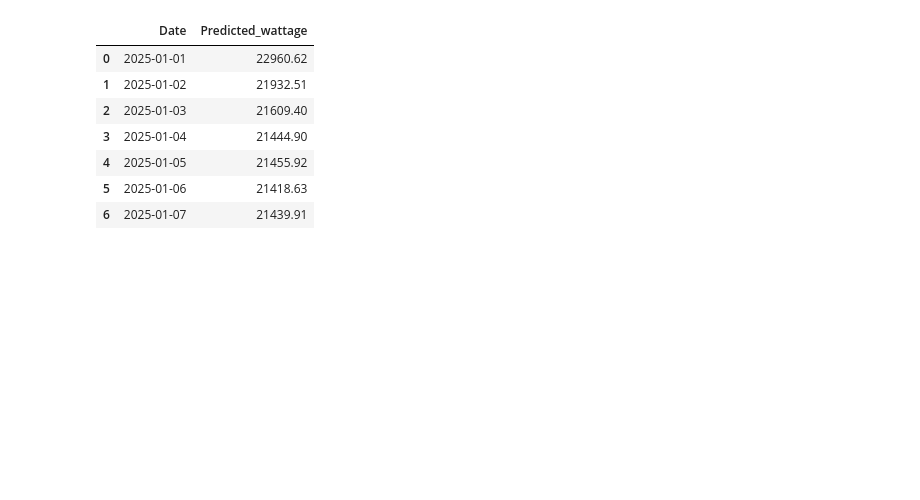
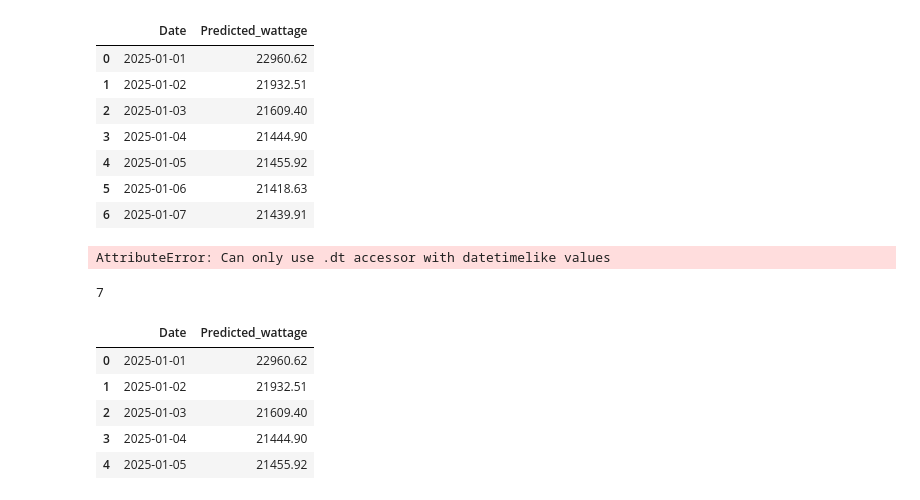
Before and after one commit to LC-coder33/PythonTutorial, a Jupyter notebook: deep_learning1일차.ipynb, the cells around one changed output. Drawn from its saved outputs; the diff is of its cells as text; code cells hidden in the pictures; blank space fills up the shorter version.

```diff
--- a/deep_learning1일차.ipynb
+++ b/deep_learning1일차.ipynb
@@ -599,5 +599,10 @@ future_df
 | 6 | 2025-01-07 | 21439.91 |
 # %%
 # DBMS로 저장
-engine = create_engine("mysql+pymysql://root:894886a@localhost:3306/test?charset=utf8")
+engine = create_engine("mysql+pymysql://root:00000000@localhost:3306/test?charset=utf8")
 conn = engine.connect()
+# %%
+# Date 형식을 'YYYY-MM-DD'로 변환
+future_df['Date'] = future_df['Date'].dt.strftime('%Y-%m-%d')
+# %% [output]
+AttributeError: Can only use .dt accessor with datetimelike values
@@ -603,0 +614,20 @@ conn = engine.connect()
+# %%
+# 데이터 저장
+future_df.to_sql(name="elec_forecast", con=engine, if_exists='replace', index=False, dtype=dtypesql)
+# append: 존재하는 테이블 값에 값 저장, replace : 테이블 지우고 새로 생성 후 값 저장
+# %% [output]
+7
+# %%
+# DB 연결 및 쿼리 실행
+result = conn.execute(text("SELECT * FROM elec_forecast")).fetchall()
+# %%
+# 결과값 가져오기
+df_forecast = pd.DataFrame(result, columns=['Date','Predicted_wattage'])
+df_forecast.head()
+# %% [output]
+|  | Date | Predicted_wattage |
+| 0 | 2025-01-01 | 22960.62 |
+| 1 | 2025-01-02 | 21932.51 |
+| 2 | 2025-01-03 | 21609.40 |
+| 3 | 2025-01-04 | 21444.90 |
+| 4 | 2025-01-05 | 21455.92 |
```
Also changed, not shown: parts of 2 cells of this notebook.
